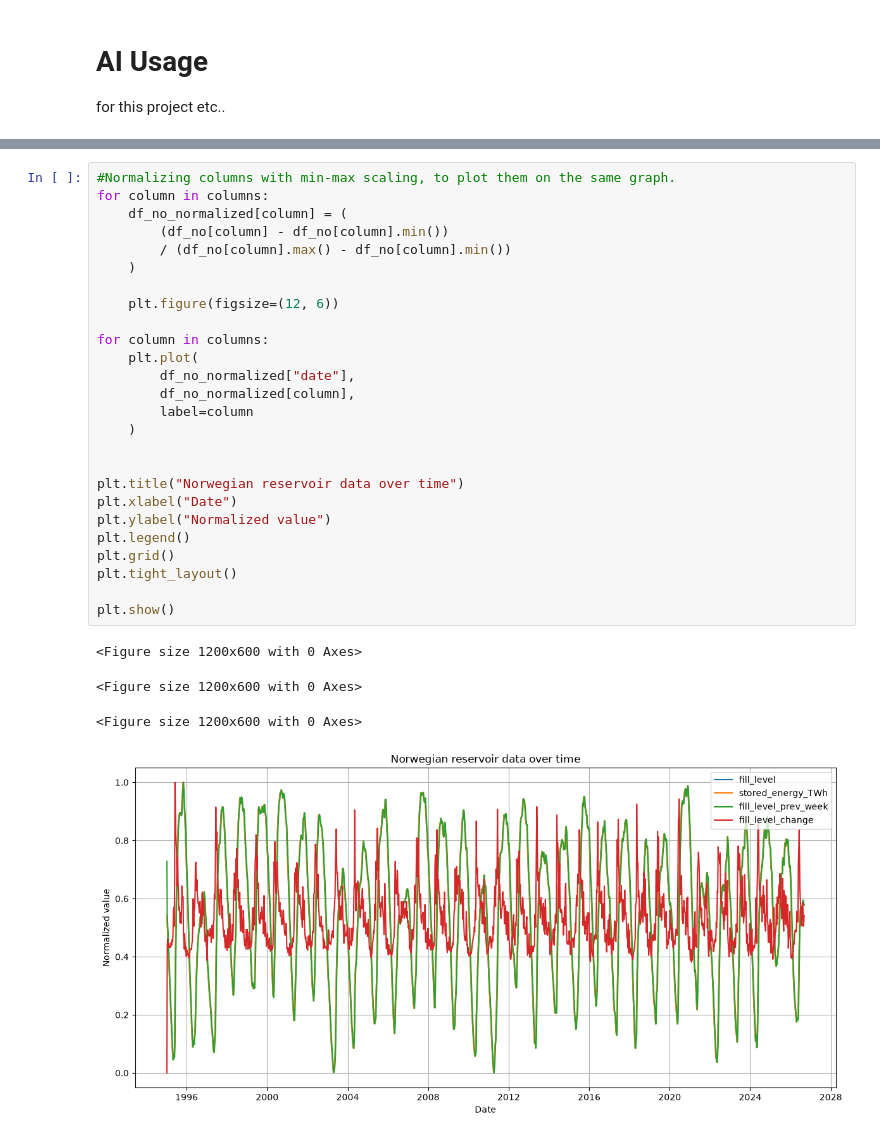
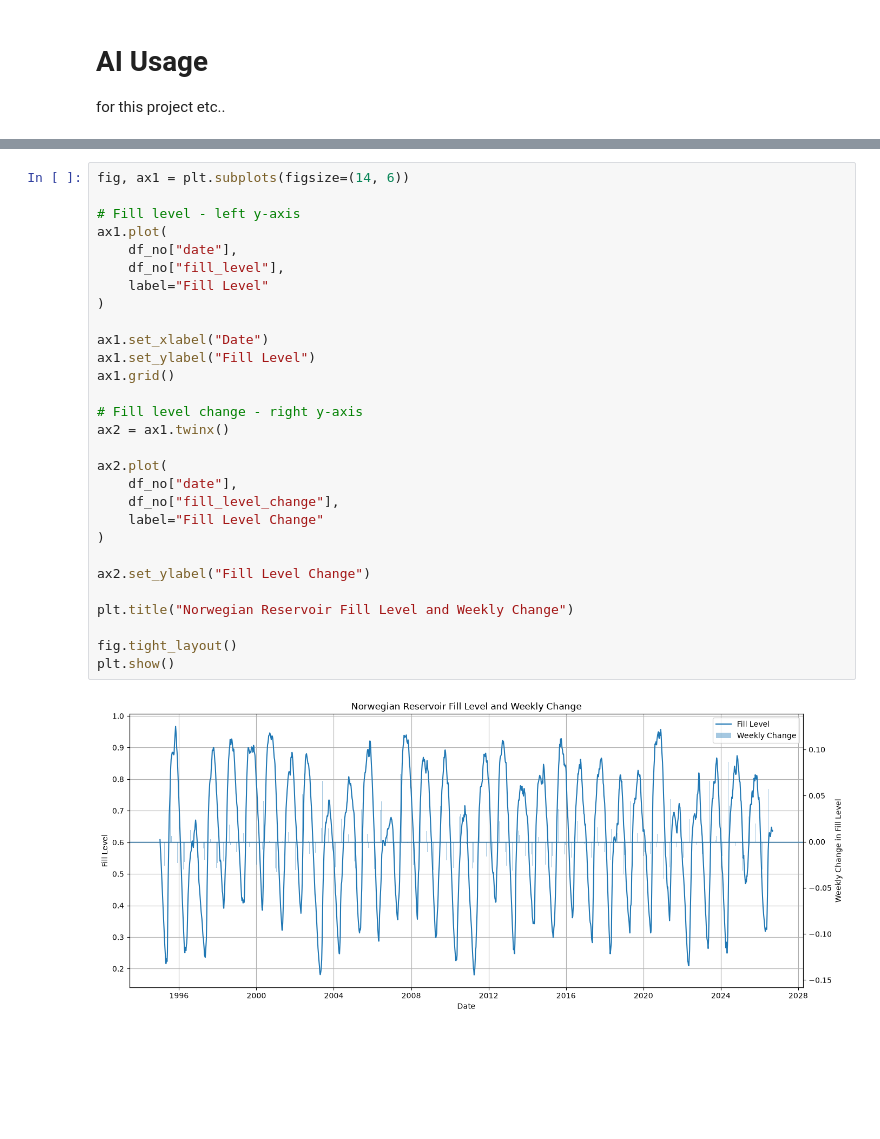
Before and after one commit to magloev/magloevIND320, a Jupyter notebook: notebooks/Task1.ipynb, the cells around one changed output, grey strips where cells are left out. Cells and saved outputs as stored; diff of their text form; blank space fills up the shorter version.

Commit message:
Changes to plotting and inspection of the dataset

```diff
--- a/notebooks/Task1.ipynb
+++ b/notebooks/Task1.ipynb
@@ -62,31 +85,31 @@ df_no_normalized = df_no.copy()
 # %%
-#Normalizing columns with min-max scaling, to plot them on the same graph.
-for column in columns:
-    df_no_normalized[column] = (
-        (df_no[column] - df_no[column].min())
-        / (df_no[column].max() - df_no[column].min())
-    )
+fig, ax1 = plt.subplots(figsize=(14, 6))
 
-    plt.figure(figsize=(12, 6))
+# Fill level - left y-axis
+ax1.plot(
+    df_no["date"],
+    df_no["fill_level"],
+    label="Fill Level"
+)
 
-for column in columns:
-    plt.plot(
-        df_no_normalized["date"],
-        df_no_normalized[column],
-        label=column
-    )
+ax1.set_xlabel("Date")
+ax1.set_ylabel("Fill Level")
+ax1.grid()
 
+# Fill level change - right y-axis
+ax2 = ax1.twinx()
 
-plt.title("Norwegian reservoir data over time")
-plt.xlabel("Date")
-plt.ylabel("Normalized value")
-plt.legend()
-plt.grid()
-plt.tight_layout()
+ax2.plot(
+    df_no["date"],
+    df_no["fill_level_change"],
+    label="Fill Level Change"
+)
 
+ax2.set_ylabel("Fill Level Change")
+
+plt.title("Norwegian Reservoir Fill Level and Weekly Change")
+
+fig.tight_layout()
 plt.show()
 # %% [output]
-<Figure size 1200x600 with 0 Axes>
-<Figure size 1200x600 with 0 Axes>
-<Figure size 1200x600 with 0 Axes>
-[figure, old version]
+[figure, new version]
```
Also changed, not shown: parts of 3 cells of this notebook, 3 other files.
